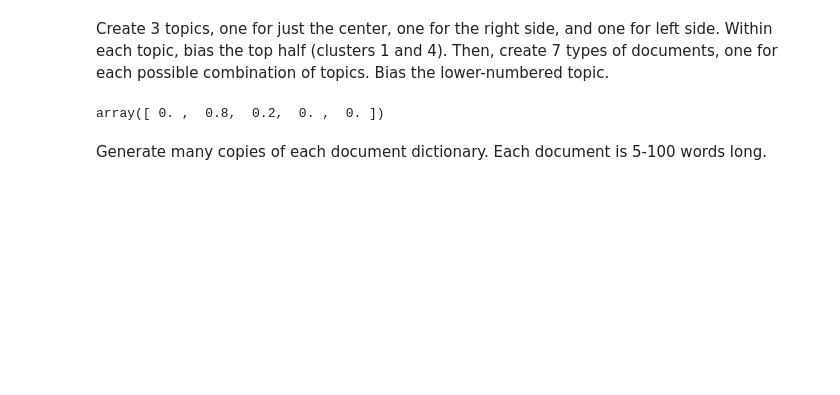
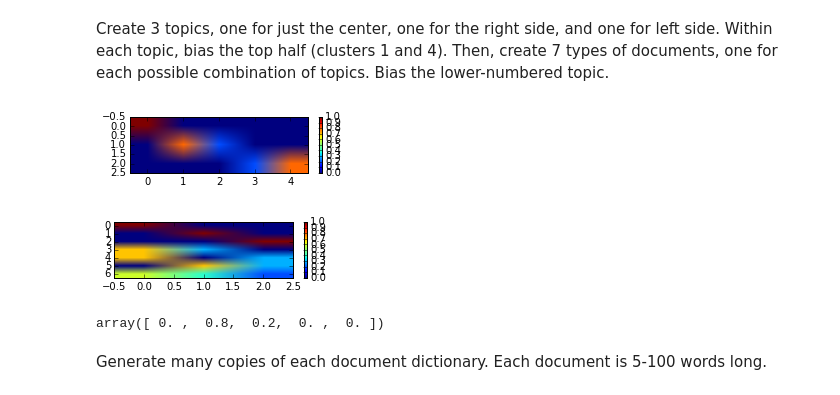
Before and after one commit to kuitang/convbayes, a Jupyter notebook: src/Gaussian Topic Model.ipynb, the cells around one changed output. Cells and saved outputs as stored; diff of their text form; code cells hidden in the pictures; blank space fills up the shorter version.

```diff
--- a/src/Gaussian Topic Model.ipynb
+++ b/src/Gaussian Topic Model.ipynb
@@ -50,19 +60,34 @@ Create 3 topics, one for just the center, one for the right side, and one for le
 # %%
 true_topics = np.array([
         [1.0, 0.0, 0.0, 0.0, 0.0],
         [0.0, 0.8, 0.2, 0.0, 0.0],
         [0.0, 0.0, 0.0, 0.2, 0.8]
     ])
 
 true_document_dictionary = np.array([
         [1.0, 0.0, 0.0],
         [0.0, 1.0, 0.0],
         [0.0, 0.0, 1.0],
         [0.7, 0.3, 0.0],
         [0.7, 0.0, 0.3],
         [0.0, 0.7, 0.3],
         [0.6, 0.4, 0.2]
     ])
+
+plt.figure(figsize=(4,1))
+plt.imshow(true_topics, aspect="auto")
+plt.colorbar()
+plt.savefig("true_topics.pdf")
+plt.show()
+
+plt.figure(figsize=(4,1))
+plt.imshow(true_document_dictionary, aspect="auto")
+plt.colorbar()
+plt.savefig("true_document_dictionary.pdf")
+plt.show()
+# %% [output]
+[figure, added]
+[figure, added]
 # %%
 true_topics[1]
 # %% [output]
```
Also changed, not shown: parts of 16 cells of this notebook, 2 other files.
